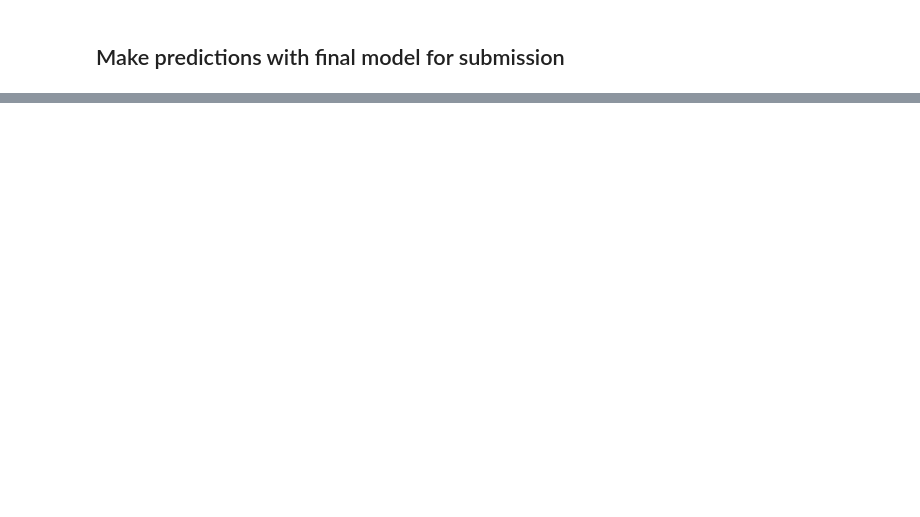
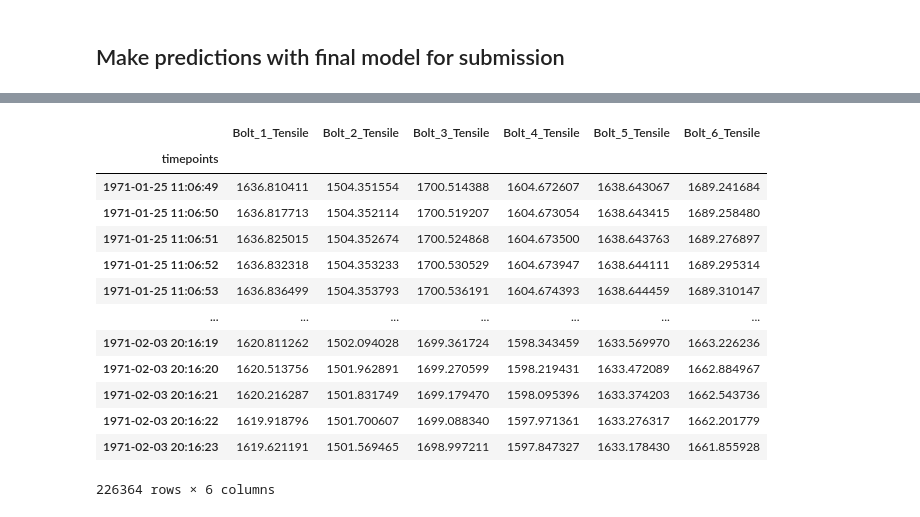
Before and after one commit to thomasht86/krafthack2022, a Jupyter notebook: notebooks/tht-cv.ipynb, the cells around one changed output, grey strips where cells are left out. Drawn from its saved outputs; the diff is of its cells as text; code cells hidden in the pictures; blank space fills up the shorter version.

```diff
--- a/notebooks/tht-cv.ipynb
+++ b/notebooks/tht-cv.ipynb
@@ -621,4 +636,5 @@ out_preds
 # %%
 pred_df = pd.read_parquet("../container-data/prediction_input.parquet")
+pred_df_datetime = pred_df.index
 pred_df = common_prep(pred_df)
-pred_df_prep = preprocessing(pred_df)
+pred_df = preprocessing(pred_df)
@@ -652,0 +662,3 @@ df_preds
+# %%
+pred_df = pred_df.set_index(pred_df_datetime)
+pred_df
@@ -653,4 +680,19 @@ df_preds
 # %%
-out_df = pd.concat([df_preds, pred_df["datetime"]], axis=1).set_index("datetime")
+out_df = pred_df.loc[:,y_cols]
 out_df
+# %% [output]
+|  | Bolt_1_Tensile | Bolt_2_Tensile | Bolt_3_Tensile | Bolt_4_Tensile | Bolt_5_Tensile | Bolt_6_Tensile |
+| timepoints |  |  |  |  |  |  |
+| 1971-01-25 11:06:49 | 1636.810411 | 1504.351554 | 1700.514388 | 1604.672607 | 1638.643067 | 1689.241684 |
+| 1971-01-25 11:06:50 | 1636.817713 | 1504.352114 | 1700.519207 | 1604.673054 | 1638.643415 | 1689.258480 |
+| 1971-01-25 11:06:51 | 1636.825015 | 1504.352674 | 1700.524868 | 1604.673500 | 1638.643763 | 1689.276897 |
+| 1971-01-25 11:06:52 | 1636.832318 | 1504.353233 | 1700.530529 | 1604.673947 | 1638.644111 | 1689.295314 |
+| 1971-01-25 11:06:53 | 1636.836499 | 1504.353793 | 1700.536191 | 1604.674393 | 1638.644459 | 1689.310147 |
+| ... | ... | ... | ... | ... | ... | ... |
+| 1971-02-03 20:16:19 | 1620.811262 | 1502.094028 | 1699.361724 | 1598.343459 | 1633.569970 | 1663.226236 |
+| 1971-02-03 20:16:20 | 1620.513756 | 1501.962891 | 1699.270599 | 1598.219431 | 1633.472089 | 1662.884967 |
+| 1971-02-03 20:16:21 | 1620.216287 | 1501.831749 | 1699.179470 | 1598.095396 | 1633.374203 | 1662.543736 |
+| 1971-02-03 20:16:22 | 1619.918796 | 1501.700607 | 1699.088340 | 1597.971361 | 1633.276317 | 1662.201779 |
+| 1971-02-03 20:16:23 | 1619.621191 | 1501.569465 | 1698.997211 | 1597.847327 | 1633.178430 | 1661.855928 |
+226364 rows × 6 columns
 # %%
```
Also changed, not shown: parts of 30 cells of this notebook.
